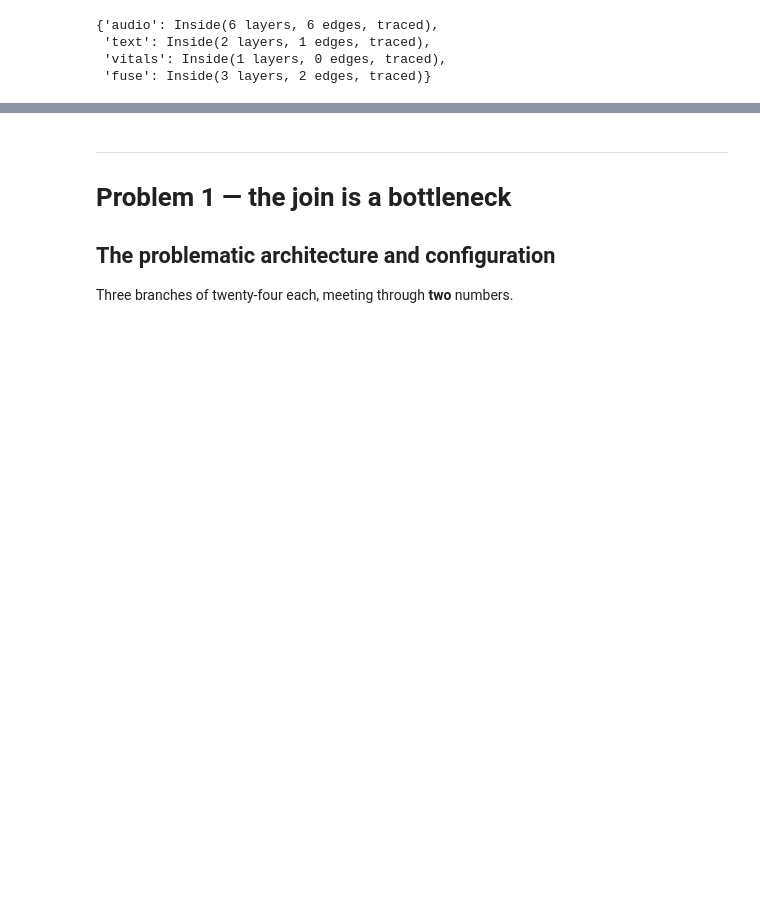
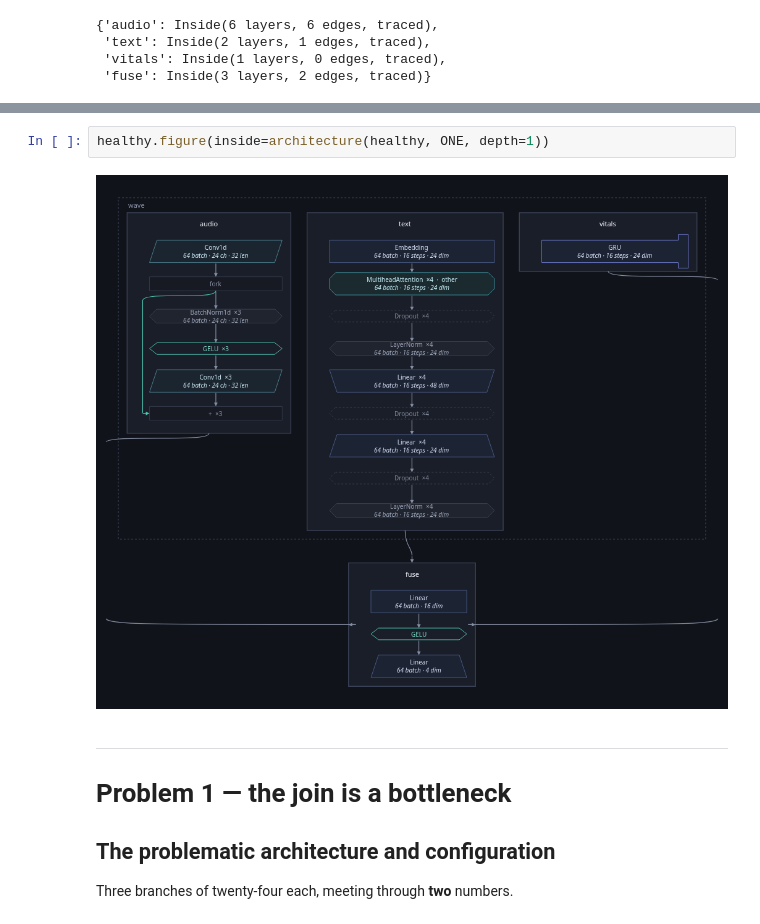
Before and after one commit to manucouto1/soma, a Jupyter notebook: examples/07-a-real-architecture.ipynb, the cells around one changed output, grey strips where cells are left out. Saved outputs shown, nothing was run; the diff lists cells and outputs as text; blank space fills up the shorter version.

```diff
--- a/examples/07-a-real-architecture.ipynb
+++ b/examples/07-a-real-architecture.ipynb
@@ -231,3 +246,7 @@ boxes with different numbers written on them.
+# %%
+healthy.figure(inside=architecture(healthy, ONE, depth=1))
+# %% [output]
+[figure, added]
 # %% [markdown]
 ---
 # Problem 1 — the join is a bottleneck
```
Also changed, not shown: parts of 16 cells of this notebook, 7 other files.
